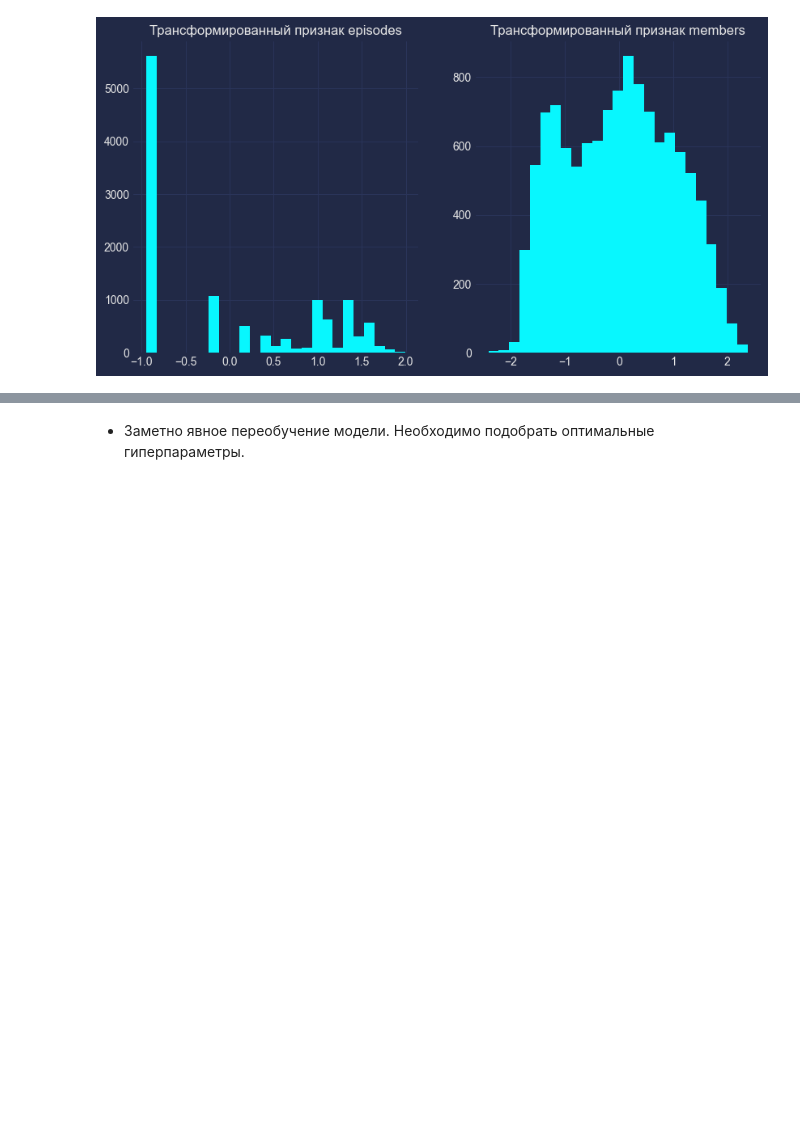
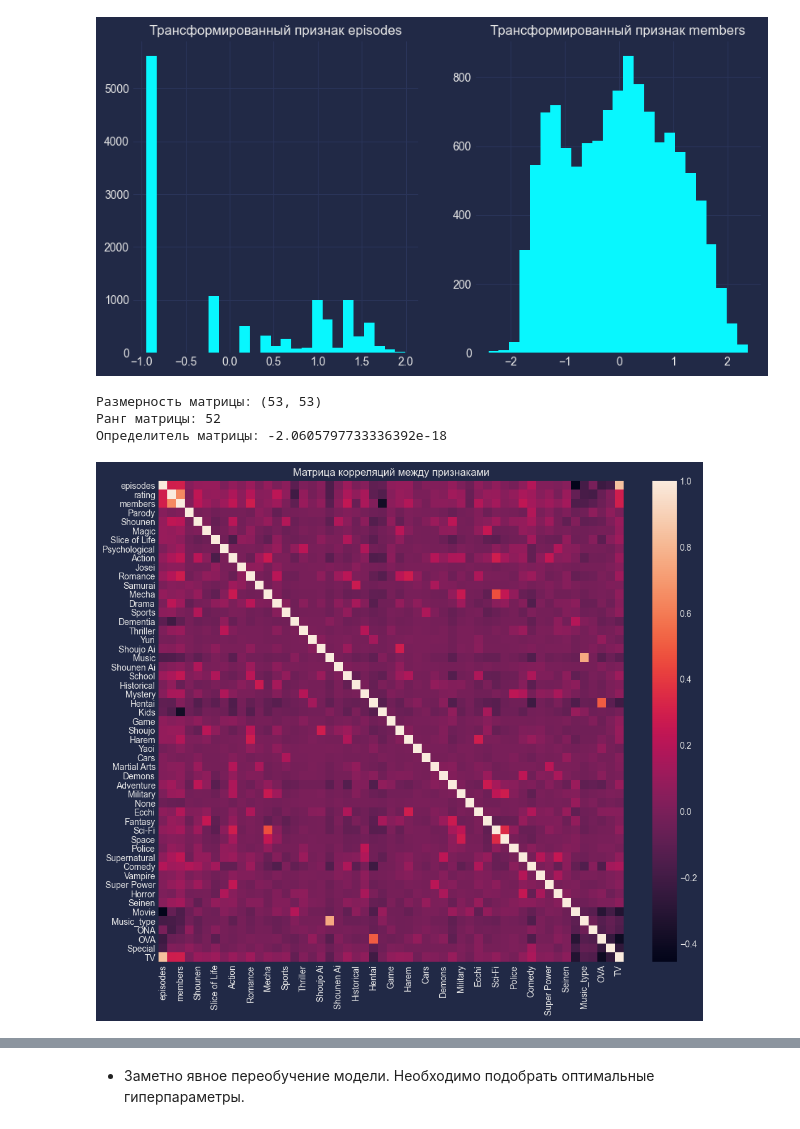
Before and after one commit to MxWassermann/Train_project, a Jupyter notebook: anime_data.ipynb, the cells around one changed output, grey strips where cells are left out. Cells and saved outputs as stored; diff of their text form; code cells hidden in the pictures; blank space fills up the shorter version.

```diff
--- a/anime_data.ipynb
+++ b/anime_data.ipynb
@@ -188,3 +190,15 @@ plt.title('Трансформированный признак members')
 plt.hist(power_pred, bins=25);
 # %% [output]
 [figure]
+# %%
+plt.figure(figsize=(12, 10))
+sns.heatmap(data=df.corr())
+plt.title('Матрица корреляций между признаками')
+print('Размерность матрицы:', df.corr().shape)
+print('Ранг матрицы:', np.linalg.matrix_rank(df.corr()))
+print('Определитель матрицы:', np.linalg.det(df.corr()))
+# %% [output]
+Размерность матрицы: (53, 53)
+Ранг матрицы: 52
+Определитель матрицы: -2.0605797733336392e-18
+[figure, added]
```
Also changed, not shown: parts of 13 cells of this notebook, 1 other file.
